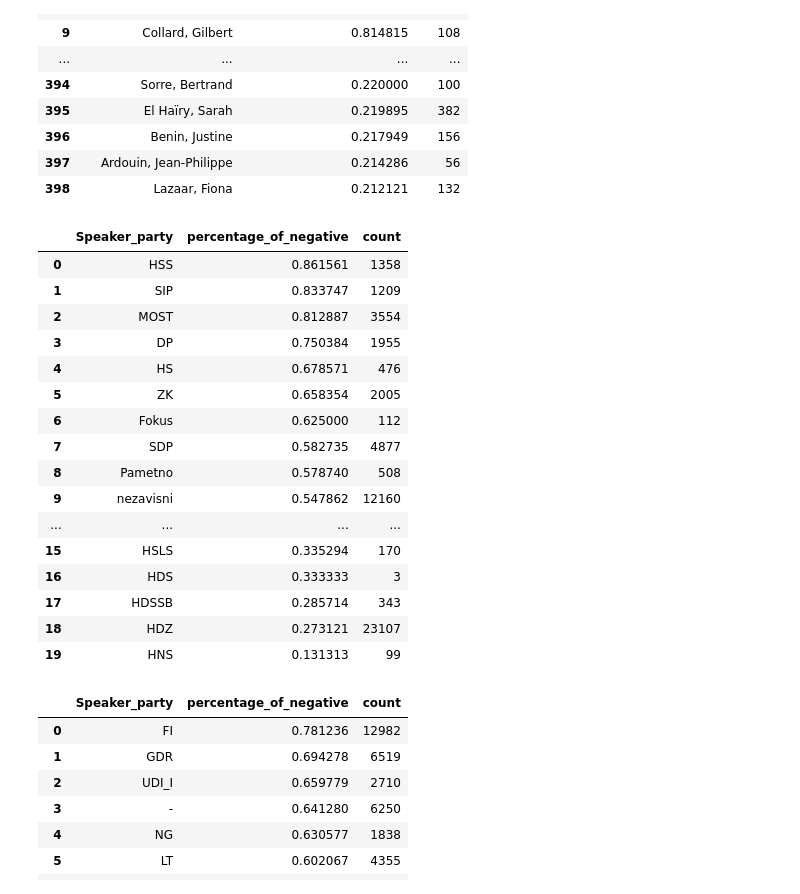
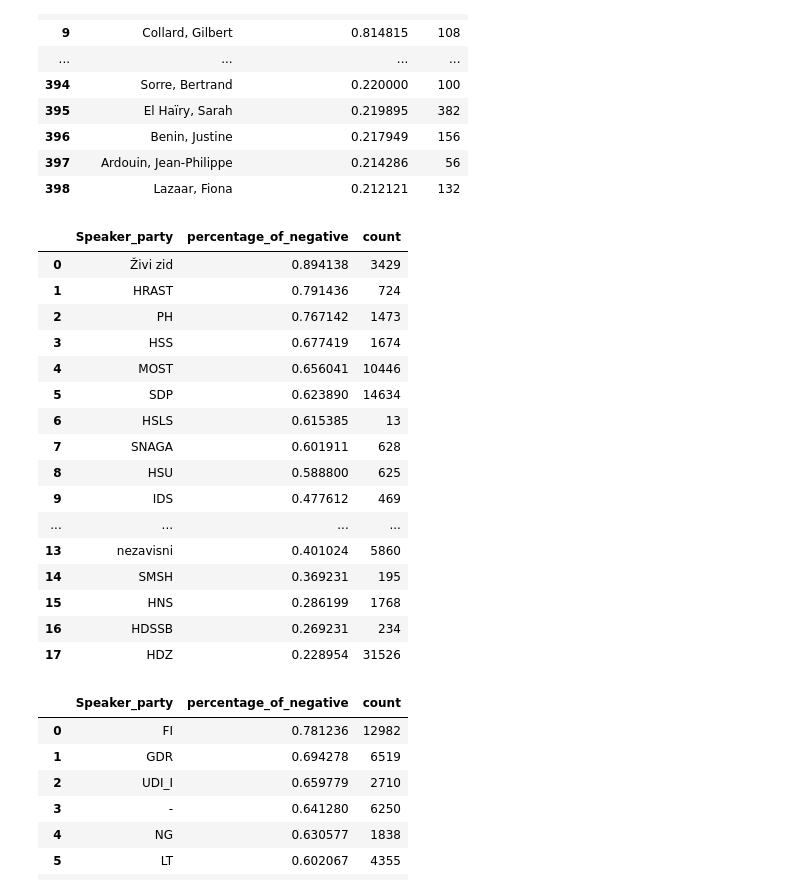
Before and after one commit to clarinsi/parlasent_analysis, a Jupyter notebook: 3_champions_of_sentiment_discoruse.ipynb, the cells around one changed output. Drawn from its saved outputs; the diff is of its cells as text; code cells hidden in the pictures.

```diff
--- a/3_champions_of_sentiment_discoruse.ipynb
+++ b/3_champions_of_sentiment_discoruse.ipynb
@@ -143,25 +143,25 @@ calculate_sentiment("Speaker_name", country="FR", term="15e législature")
 | 397 | Ardouin, Jean-Philippe | 0.214286 | 56 |
 | 398 | Lazaar, Fiona | 0.212121 | 132 |
 # %%
-calculate_sentiment("Speaker_party", country="HR", term="10. mandat")
+calculate_sentiment("Speaker_party", country="HR", term="9. mandat")
 # %% [output]
 |  | Speaker_party | percentage_of_negative | count |
-| 0 | HSS | 0.861561 | 1358 |
-| 1 | SIP | 0.833747 | 1209 |
-| 2 | MOST | 0.812887 | 3554 |
-| 3 | DP | 0.750384 | 1955 |
-| 4 | HS | 0.678571 | 476 |
-| 5 | ZK | 0.658354 | 2005 |
-| 6 | Fokus | 0.625000 | 112 |
-| 7 | SDP | 0.582735 | 4877 |
-| 8 | Pametno | 0.578740 | 508 |
-| 9 | nezavisni | 0.547862 | 12160 |
+| 0 | Živi zid | 0.894138 | 3429 |
+| 1 | HRAST | 0.791436 | 724 |
+| 2 | PH | 0.767142 | 1473 |
+| 3 | HSS | 0.677419 | 1674 |
+| 4 | MOST | 0.656041 | 10446 |
+| 5 | SDP | 0.623890 | 14634 |
+| 6 | HSLS | 0.615385 | 13 |
+| 7 | SNAGA | 0.601911 | 628 |
+| 8 | HSU | 0.588800 | 625 |
+| 9 | IDS | 0.477612 | 469 |
 | ... | ... | ... | ... |
-| 15 | HSLS | 0.335294 | 170 |
-| 16 | HDS | 0.333333 | 3 |
-| 17 | HDSSB | 0.285714 | 343 |
-| 18 | HDZ | 0.273121 | 23107 |
-| 19 | HNS | 0.131313 | 99 |
+| 13 | nezavisni | 0.401024 | 5860 |
+| 14 | SMSH | 0.369231 | 195 |
+| 15 | HNS | 0.286199 | 1768 |
+| 16 | HDSSB | 0.269231 | 234 |
+| 17 | HDZ | 0.228954 | 31526 |
 # %%
 calculate_sentiment("Speaker_party", country="FR", term="15e législature")
 # %% [output]
```
Also changed, not shown: parts of 2 cells of this notebook, 2 other files.
